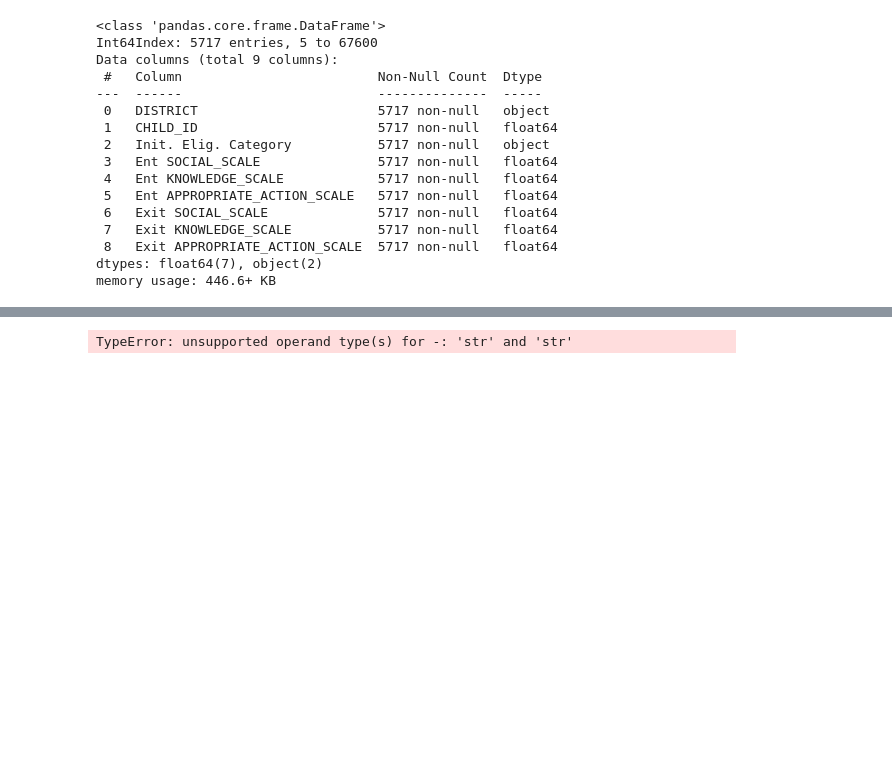
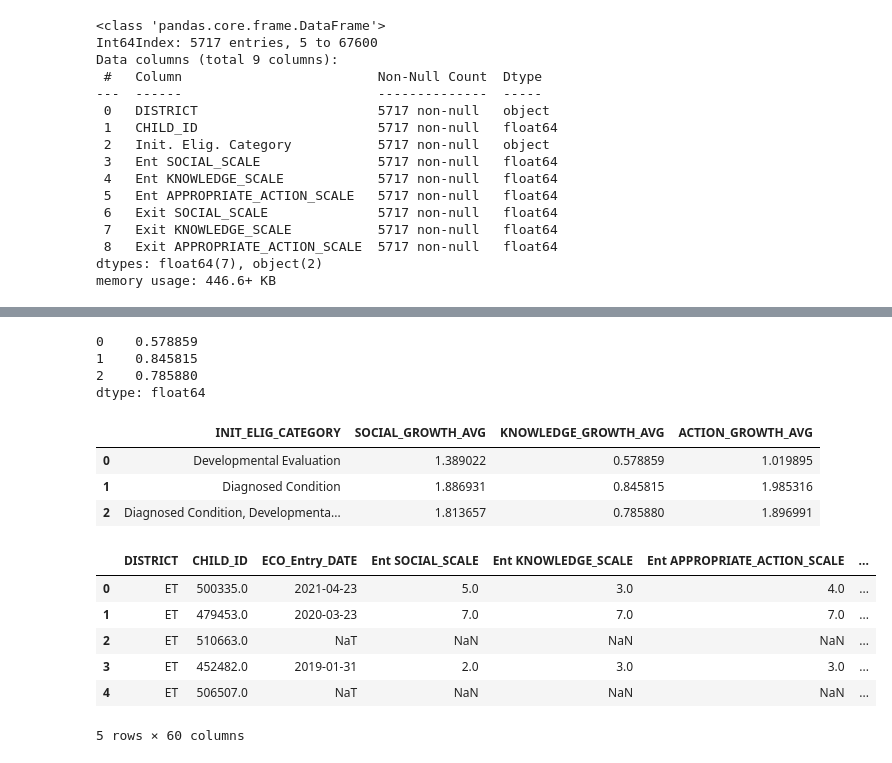
Before and after one commit to NSS-Data-Analytics-Cohort-7/didd-newbalancesonthebloc, a Jupyter notebook: Notebook/DIDD_partner_project.ipynb, the cells around one changed output, grey strips where cells are left out. Cells and saved outputs as stored; diff of their text form; code cells hidden in the pictures; blank space fills up the shorter version.

```diff
--- a/Notebook/DIDD_partner_project.ipynb
+++ b/Notebook/DIDD_partner_project.ipynb
@@ -226,7 +291,34 @@ essentials_drop.groupby('Init. Elig. Category', as_index=False)['Ent SOCIAL_SCAL
 | 0 | Developmental Evaluation | 3.460930 | 3.654602 | 4.417066 | 4.849952 | ... |
 | 1 | Diagnosed Condition | 2.945668 | 3.684288 | 3.138032 | 4.832599 | ... |
 | 2 | Diagnosed Condition, Developmenta... | 2.686343 | 3.331019 | 2.811343 | 4.500000 | ... |
+# %%
+essentials_avg['Exit KNOWLEDGE_SCALE'] - essentials_avg['Ent KNOWLEDGE_SCALE']
+# %% [output]
+0    0.578859
+1    0.845815
+2    0.785880
+dtype: float64
 # %%
-essentials_drop.groupby('Init. Elig. Category', as_index=False)['Exit SOCIAL_SCALE' - 'Ent SOCIAL_SCALE', 'Exit KNOWLEDGE_SCALE' - 'Ent KNOWLEDGE_SCALE', 'Exit APPROPRIATE_ACTION_SCALE' - 'Ent APPROPRIATE_ACTION_SCALE'].mean()
+essentials_avg['SOCIAL_GROWTH_AVG'] = essentials_avg['Exit SOCIAL_SCALE'] - essentials_avg['Ent SOCIAL_SCALE']
+essentials_avg['KNOWLEDGE_GROWTH_AVG'] = essentials_avg['Exit KNOWLEDGE_SCALE'] - essentials_avg['Ent KNOWLEDGE_SCALE']
+essentials_avg['ACTION_GROWTH_AVG'] = essentials_avg['Exit APPROPRIATE_ACTION_SCALE'] - essentials_avg['Ent APPROPRIATE_ACTION_SCALE']
+essentials_final = pd.DataFrame().assign(INIT_ELIG_CATEGORY = essentials_avg['Init. Elig. Category'],
+                                         SOCIAL_GROWTH_AVG = essentials_avg['SOCIAL_GROWTH_AVG'],
+                                        KNOWLEDGE_GROWTH_AVG = essentials_avg['KNOWLEDGE_GROWTH_AVG'],
+                                        ACTION_GROWTH_AVG = essentials_avg['ACTION_GROWTH_AVG'])
+essentials_final
 # %% [output]
-TypeError: unsupported operand type(s) for -: 'str' and 'str'
+|  | INIT_ELIG_CATEGORY | SOCIAL_GROWTH_AVG | KNOWLEDGE_GROWTH_AVG | ACTION_GROWTH_AVG |
+| 0 | Developmental Evaluation | 1.389022 | 0.578859 | 1.019895 |
+| 1 | Diagnosed Condition | 1.886931 | 0.845815 | 1.985316 |
+| 2 | Diagnosed Condition, Developmenta... | 1.813657 | 0.785880 | 1.896991 |
+# %%
+eco.head()
+# %% [output]
+|  | DISTRICT | CHILD_ID | ECO_Entry_DATE | Ent SOCIAL_SCALE | Ent KNOWLEDGE_SCALE | Ent APPROPRIATE_ACTION_SCALE | ... |
+| 0 | ET | 500335.0 | 2021-04-23 | 5.0 | 3.0 | 4.0 | ... |
+| 1 | ET | 479453.0 | 2020-03-23 | 7.0 | 7.0 | 7.0 | ... |
+| 2 | ET | 510663.0 | NaT | NaN | NaN | NaN | ... |
+| 3 | ET | 452482.0 | 2019-01-31 | 2.0 | 3.0 | 3.0 | ... |
+| 4 | ET | 506507.0 | NaT | NaN | NaN | NaN | ... |
+5 rows × 60 columns
```
Also changed, not shown: parts of 22 cells of this notebook.
